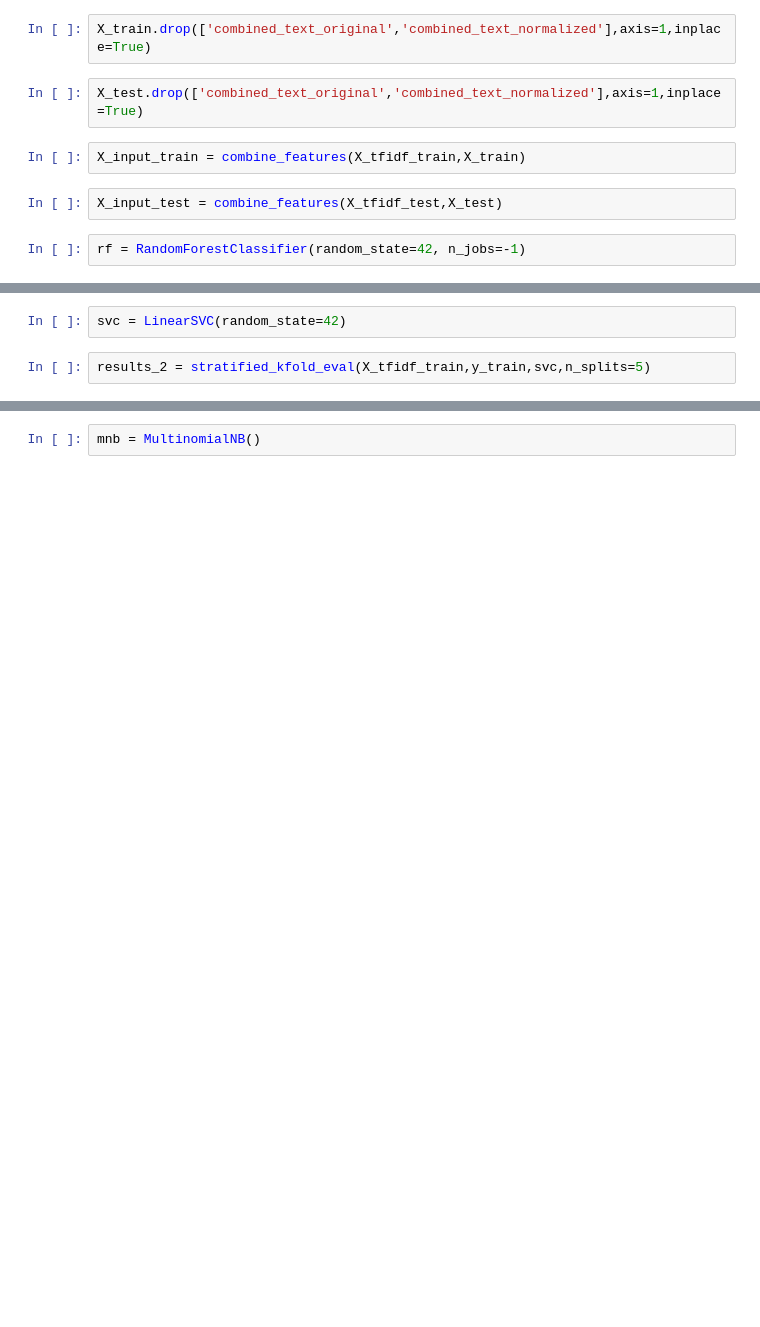
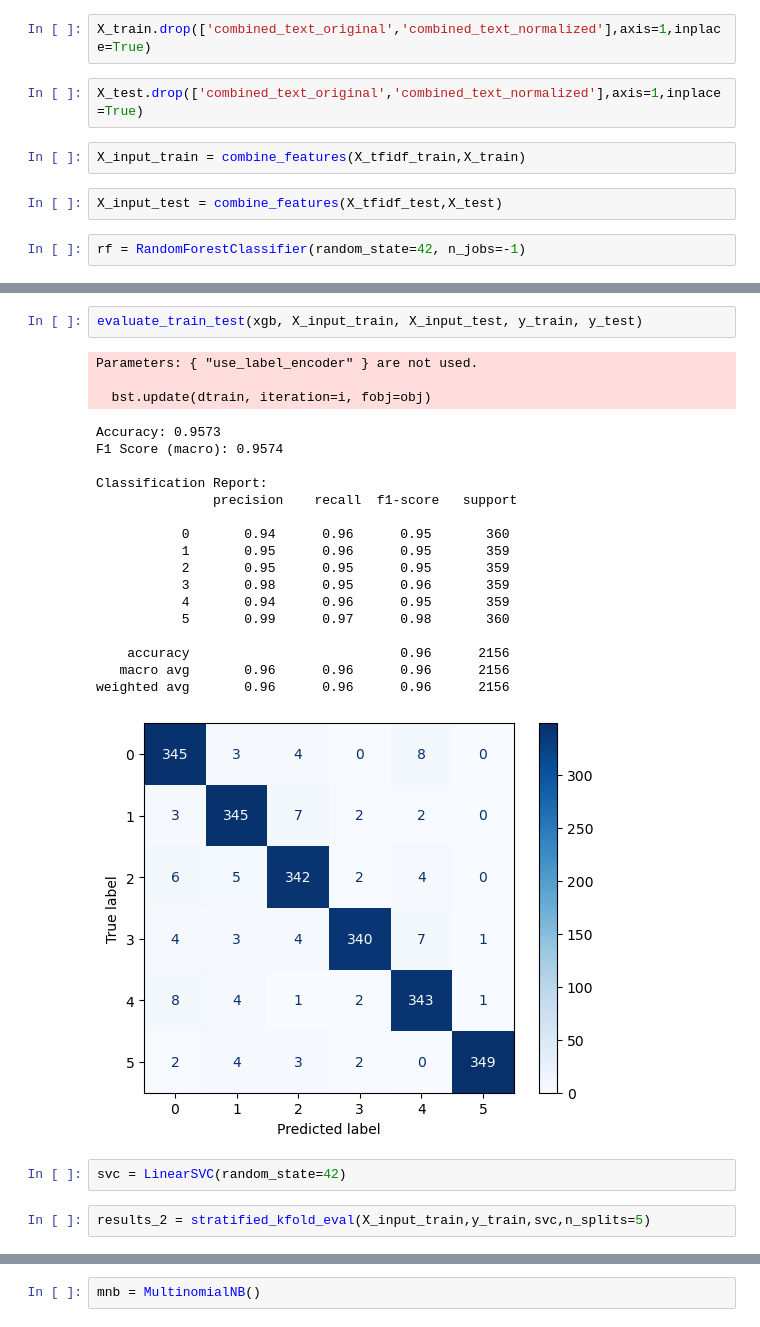
Before and after one commit to Nandita29534/Email_Classifier_repo, a Jupyter notebook: text_classification_model_selection.ipynb, the cells around one changed output, grey strips where cells are left out. Saved outputs shown, nothing was run; the diff lists cells and outputs as text; blank space fills up the shorter version.

```diff
--- a/text_classification_model_selection.ipynb
+++ b/text_classification_model_selection.ipynb
@@ -224,7 +268,30 @@ results_1
+# %%
+evaluate_train_test(xgb, X_input_train, X_input_test, y_train, y_test)
+# %% [output]
+Parameters: { "use_label_encoder" } are not used.
+
+  bst.update(dtrain, iteration=i, fobj=obj)
+Accuracy: 0.9573
+F1 Score (macro): 0.9574
+
+Classification Report:
+               precision    recall  f1-score   support
+
+           0       0.94      0.96      0.95       360
+           1       0.95      0.96      0.95       359
+           2       0.95      0.95      0.95       359
+           3       0.98      0.95      0.96       359
+           4       0.94      0.96      0.95       359
+           5       0.99      0.97      0.98       360
+
+    accuracy                           0.96      2156
+   macro avg       0.96      0.96      0.96      2156
+weighted avg       0.96      0.96      0.96      2156
+[figure, added]
 # %%
 svc = LinearSVC(random_state=42)
-# %%
-results_2 = stratified_kfold_eval(X_tfidf_train,y_train,svc,n_splits=5)
+# %%
+results_2 = stratified_kfold_eval(X_input_train,y_train,svc,n_splits=5)
 # %%
 results_2
 # %% [output]
```
Also changed, not shown: parts of 21 cells of this notebook, 1 other file.
